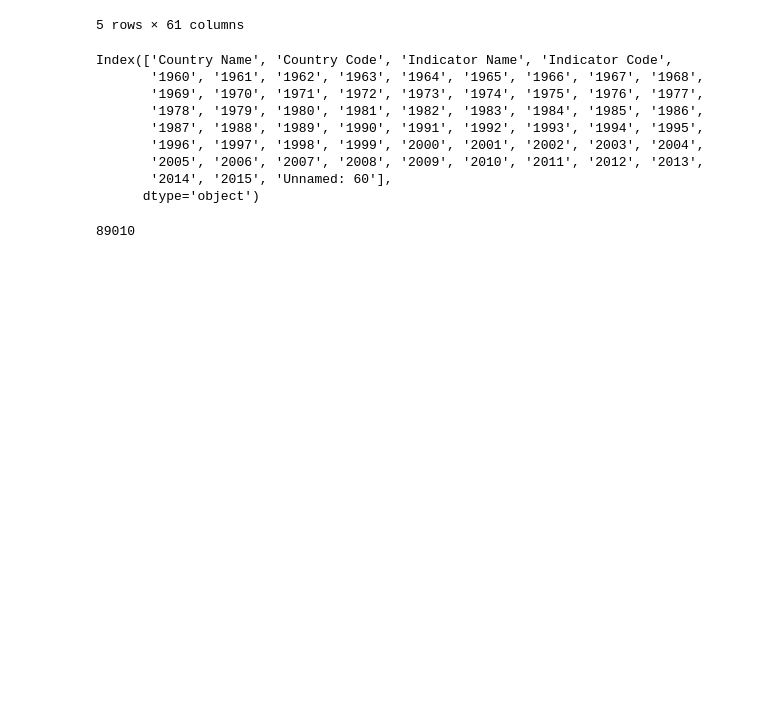
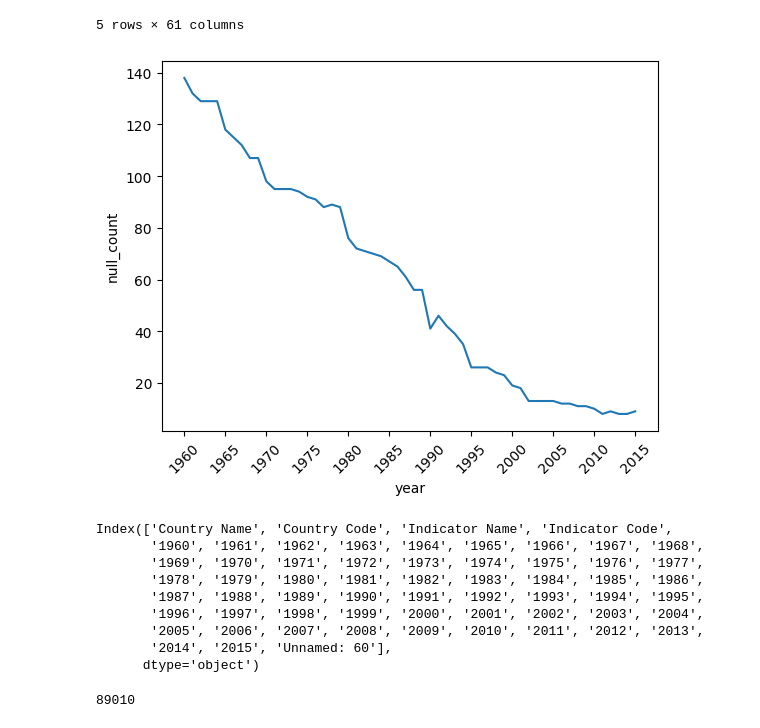
Before and after one commit to aishwaryabsk/GDP_Health_Analysis, a Jupyter notebook: GDP_Health_Analysis.ipynb, the cells around one changed output. Cells and saved outputs as stored; diff of their text form; code cells hidden in the pictures; blank space fills up the shorter version.

```diff
--- a/GDP_Health_Analysis.ipynb
+++ b/GDP_Health_Analysis.ipynb
@@ -44,6 +78,27 @@ nutr_df.head(5)
 | 3 | Arab World | ARB | Adults (ages 15+) and children (0... | SH.HIV.TOTL | NaN | NaN | NaN | NaN | ... |
 | 4 | Arab World | ARB | Adults (ages 15+) and children (a... | SH.HIV.INCD.TL | NaN | NaN | NaN | NaN | ... |
 5 rows × 61 columns
+# %%
+null_year_df_gdp = pd.DataFrame()
+years=[]
+null_counts=[]
+for year in range(1960, 2016):
+  years.append(str(year))
+  null_counts.append(gdp_df[str(year)].isna().sum())
+
+null_year_df_gdp['year']=years
+null_year_df_gdp['null_count']=null_counts
+# %%
+fig, ax = plt.subplots()
+sns.lineplot(data=null_year_df_gdp, x='year', y='null_count')
+xticks=ax.xaxis.get_major_ticks()
+for i in range(len(xticks)):
+    if i%5!=0:
+        xticks[i].set_visible(False)
+ax.set_xticklabels( years, rotation=45 )
+plt.show()
+# %% [output]
+[figure, added]
 # %%
 print(nutr_df.columns)
 # %% [output]
```
Also changed, not shown: parts of 15 cells of this notebook, 2 other files.
